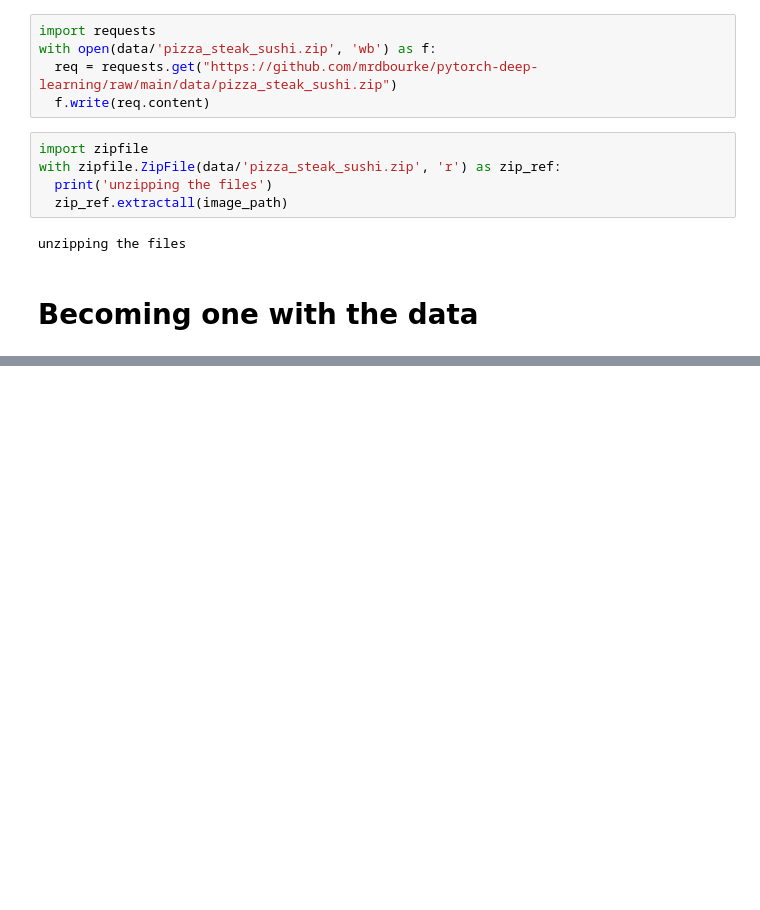
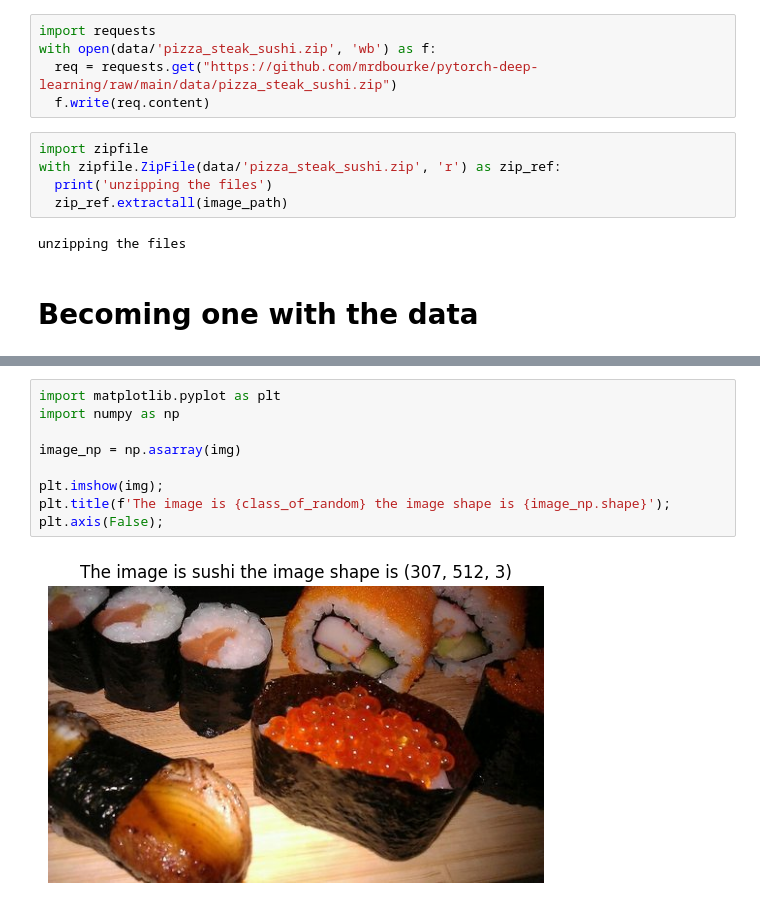
Before and after one commit to saivenkatreddy29/Pytorch-Learning, a Jupyter notebook: Custom_Datasets.ipynb, the cells around one changed output, grey strips where cells are left out. Cells and saved outputs as stored; diff of their text form; blank space fills up the shorter version.

```diff
--- a/Custom_Datasets.ipynb
+++ b/Custom_Datasets.ipynb
@@ -32,0 +90,11 @@ unzipping the files
+# %%
+import matplotlib.pyplot as plt
+import numpy as np
+
+image_np = np.asarray(img)
+
+plt.imshow(img);
+plt.title(f'The image is {class_of_random} the image shape is {image_np.shape}');
+plt.axis(False);
+# %% [output]
+[figure, added]
```
Also changed, not shown: parts of 70 cells of this notebook.
